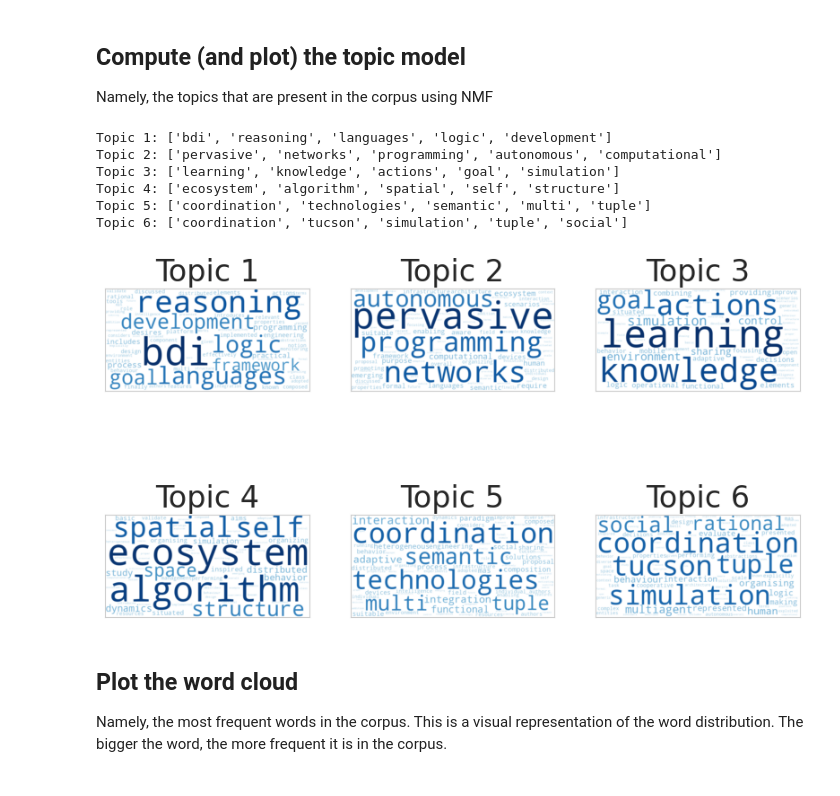
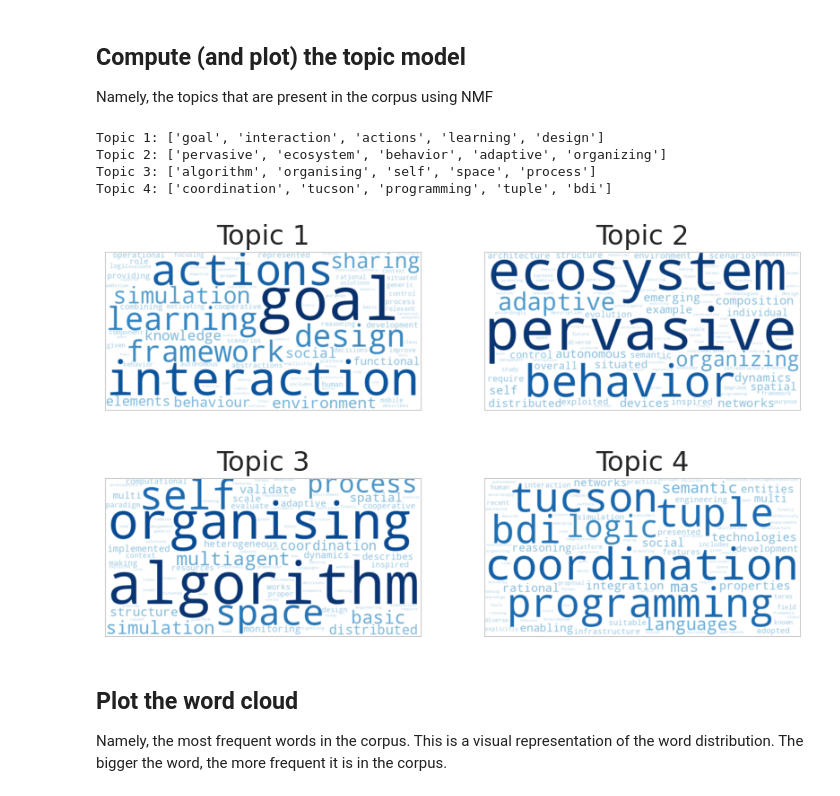
Before and after one commit to cric96/experiments-2024-chapter-woa-literature-analysis, a Jupyter notebook: notebook.ipynb, the cells around one changed output. Drawn from its saved outputs; the diff is of its cells as text; code cells hidden in the pictures.

Commit message:
chore: update images

```diff
--- a/notebook.ipynb
+++ b/notebook.ipynb
@@ -128,23 +128,22 @@ plt.savefig("images/top_words.pdf")
 ## Compute (and plot) the topic model
 Namely, the topics that are present in the corpus using NMF
 # %%
-num_topics = 6
+num_topics = 4
 topic_model = litstudy.train_nmf_model(corpus, num_topics, seed=142)
 # %%
 for i in range(num_topics):
     print(f'Topic {i+1}:', topic_model.best_tokens_for_topic(i))
 # %% [output]
-Topic 1: ['bdi', 'reasoning', 'languages', 'logic', 'development']
-Topic 2: ['pervasive', 'networks', 'programming', 'autonomous', 'computational']
-Topic 3: ['learning', 'knowledge', 'actions', 'goal', 'simulation']
-Topic 4: ['ecosystem', 'algorithm', 'spatial', 'self', 'structure']
-Topic 5: ['coordination', 'technologies', 'semantic', 'multi', 'tuple']
-Topic 6: ['coordination', 'tucson', 'simulation', 'tuple', 'social']
+Topic 1: ['goal', 'interaction', 'actions', 'learning', 'design']
+Topic 2: ['pervasive', 'ecosystem', 'behavior', 'adaptive', 'organizing']
+Topic 3: ['algorithm', 'organising', 'self', 'space', 'process']
+Topic 4: ['coordination', 'tucson', 'programming', 'tuple', 'bdi']
 # %%
-litstudy.plot_topic_clouds(topic_model, ncols=3)
+litstudy.plot_topic_clouds(topic_model, ncols=2)
+plt.rcParams.update({'font.size': 14})
 plt.savefig("images/topic_clouds.pdf")
 # %% [output]
-[figure, old version]
+[figure, new version]
 # %% [markdown]
 ## Plot the word cloud
 Namely, the most frequent words in the corpus. This is a visual representation of the word distribution.
```
Also changed, not shown: parts of 1 cell of this notebook, 6 other files.
